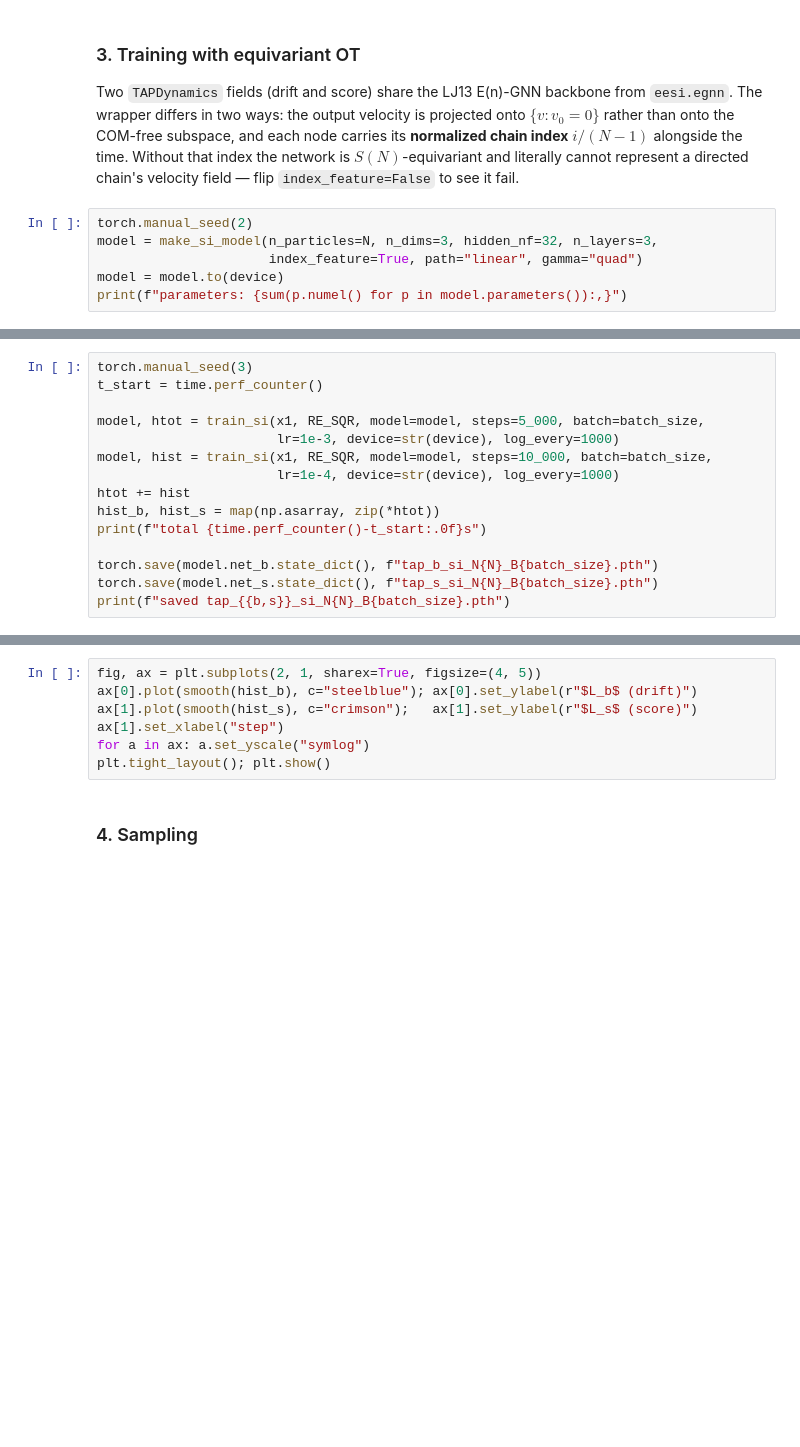
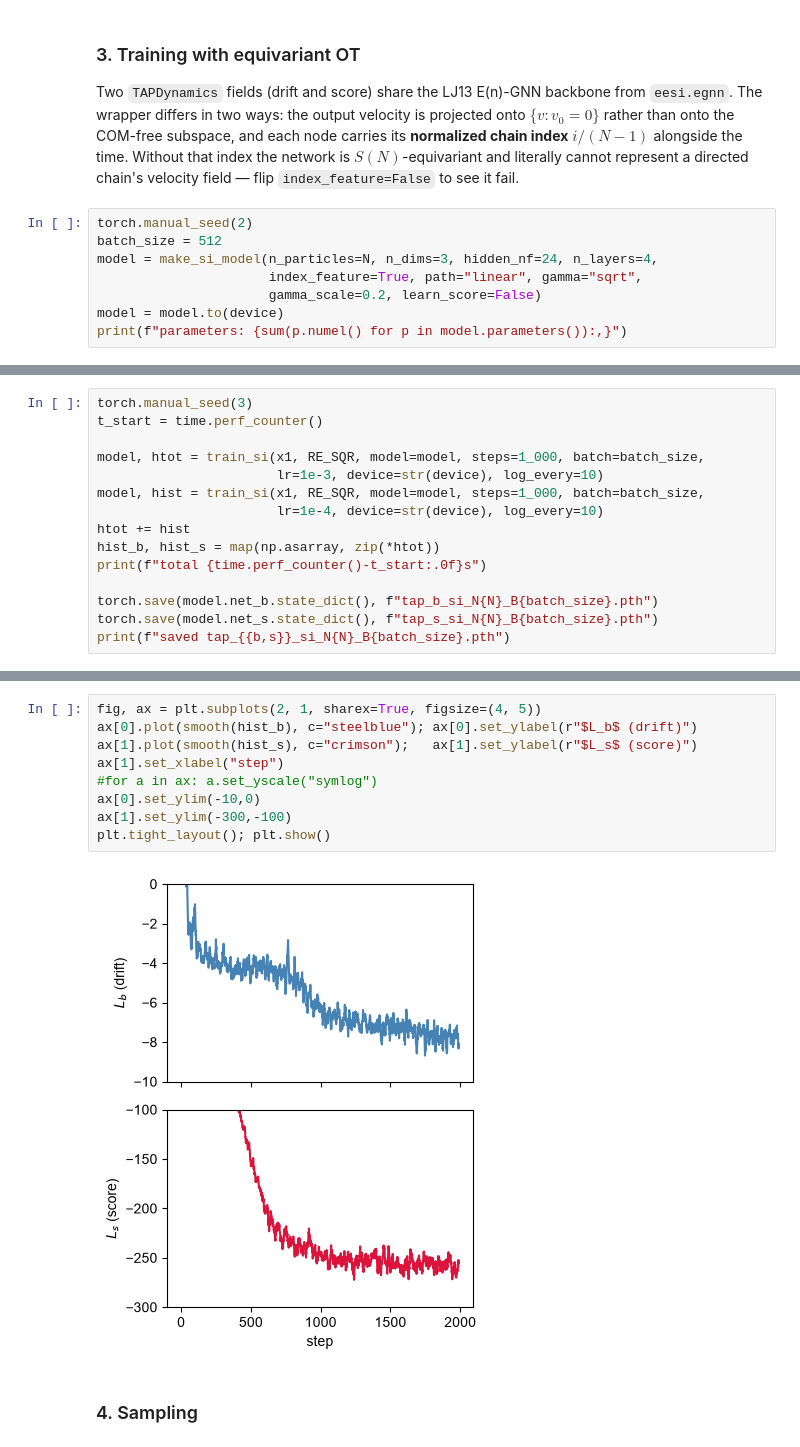
Before and after one commit to Rauscher-Group/eesi, a Jupyter notebook: experiments/TAP/TAP.ipynb, the cells around one changed output, grey strips where cells are left out. Drawn from its saved outputs; the diff is of its cells as text; blank space fills up the shorter version.

```diff
--- a/experiments/TAP/TAP.ipynb
+++ b/experiments/TAP/TAP.ipynb
@@ -201,7 +229,9 @@ literally cannot represent a directed chain's velocity field — flip `index_fea
 to see it fail.
 # %%
 torch.manual_seed(2)
-model = make_si_model(n_particles=N, n_dims=3, hidden_nf=32, n_layers=3,
-                      index_feature=True, path="linear", gamma="quad")
+batch_size = 512
+model = make_si_model(n_particles=N, n_dims=3, hidden_nf=24, n_layers=4,
+                      index_feature=True, path="linear", gamma="sqrt",
+                      gamma_scale=0.2, learn_score=False)
 model = model.to(device)
 print(f"parameters: {sum(p.numel() for p in model.parameters()):,}")
@@ -209,10 +241,10 @@ print(f"parameters: {sum(p.numel() for p in model.parameters()):,}")
 torch.manual_seed(3)
 t_start = time.perf_counter()
 
-model, htot = train_si(x1, RE_SQR, model=model, steps=5_000, batch=batch_size,
-                       lr=1e-3, device=str(device), log_every=1000)
-model, hist = train_si(x1, RE_SQR, model=model, steps=10_000, batch=batch_size,
-                       lr=1e-4, device=str(device), log_every=1000)
+model, htot = train_si(x1, RE_SQR, model=model, steps=1_000, batch=batch_size,
+                       lr=1e-3, device=str(device), log_every=10)
+model, hist = train_si(x1, RE_SQR, model=model, steps=1_000, batch=batch_size,
+                       lr=1e-4, device=str(device), log_every=10)
 htot += hist
 hist_b, hist_s = map(np.asarray, zip(*htot))
 print(f"total {time.perf_counter()-t_start:.0f}s")
@@ -223,10 +274,14 @@ print(f"saved tap_{{b,s}}_si_N{N}_B{batch_size}.pth")
 # %%
 fig, ax = plt.subplots(2, 1, sharex=True, figsize=(4, 5))
 ax[0].plot(smooth(hist_b), c="steelblue"); ax[0].set_ylabel(r"$L_b$ (drift)")
 ax[1].plot(smooth(hist_s), c="crimson");   ax[1].set_ylabel(r"$L_s$ (score)")
 ax[1].set_xlabel("step")
-for a in ax: a.set_yscale("symlog")
+#for a in ax: a.set_yscale("symlog")
+ax[0].set_ylim(-10,0)
+ax[1].set_ylim(-300,-100)
 plt.tight_layout(); plt.show()
+# %% [output]
+[figure, added]
 # %% [markdown]
 ### 4. Sampling
 # %%
```
Also changed, not shown: parts of 11 cells of this notebook, 11 other files.
